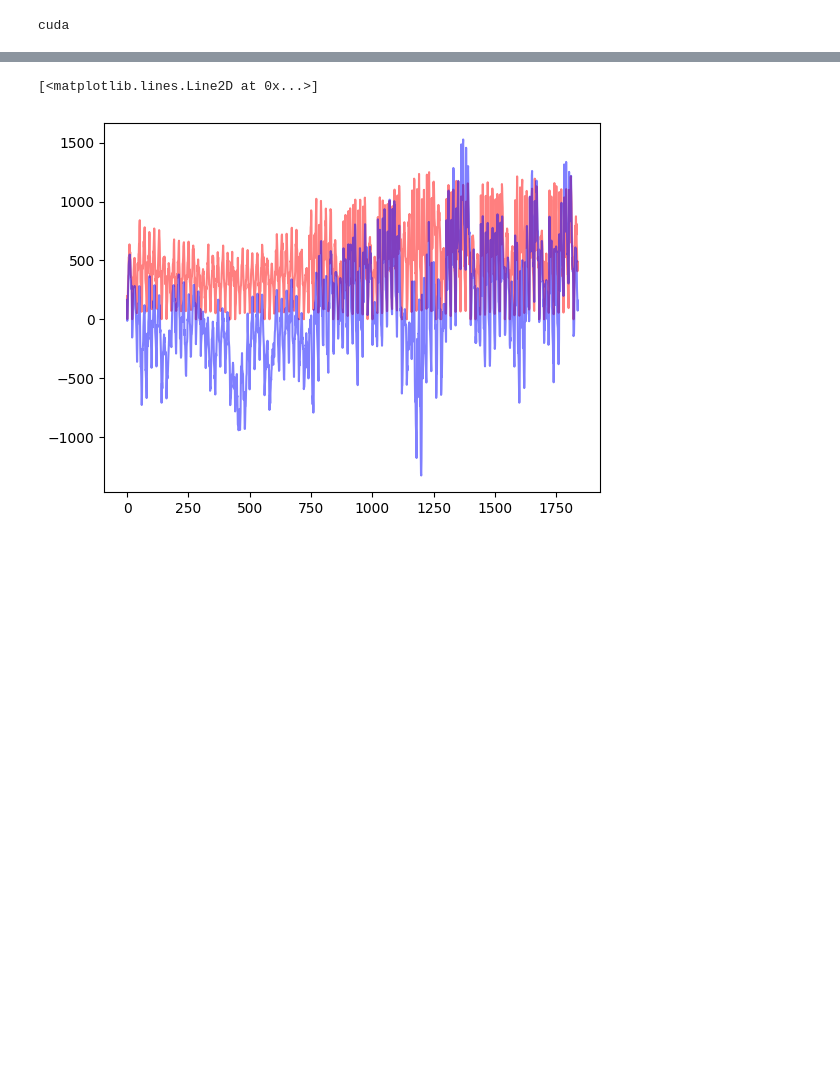
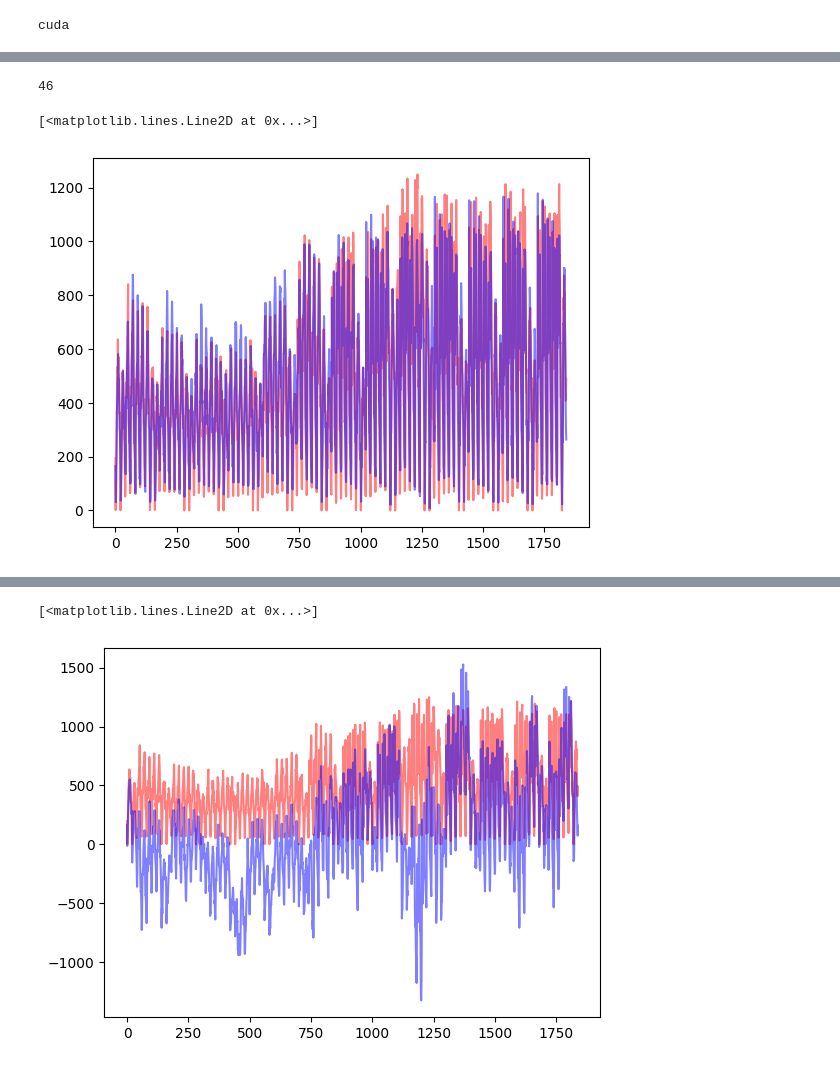
Before and after one commit to andr830g/Machine-Learning-Passenger-Forecasting, a Jupyter notebook: DeepLearningModelling.ipynb, the cells around one changed output, grey strips where cells are left out. Cells and saved outputs as stored; diff of their text form; code cells hidden in the pictures; blank space fills up the shorter version.

```diff
--- a/DeepLearningModelling.ipynb
+++ b/DeepLearningModelling.ipynb
@@ -143,3 +142,52 @@ Epoch: 100, Train Loss: 0.023585863586937227, Val Loss: 0.06506817689936223
+# %%
+from IPython.display import clear_output
+def fixedWindowForecastPytorch(X_train, y_train, X_val, y_val, model, batchSize, epochs, lr, device, horizon):
+    scaler_X = StandardScaler()
+    X_train_scaled = scaler_X.fit_transform(X_train)
+    X_val_scaled = scaler_X.transform(X_val)
+
+    scaler_y = StandardScaler()
+    y_train_scaled = scaler_y.fit_transform(y_train.values.reshape(-1, 1))
+    y_val_scaled = scaler_y.transform(y_val.values.reshape(-1, 1))
+
+    X_train_tensor = torch.FloatTensor(X_train_scaled)
+    y_train_tensor = torch.FloatTensor(y_train_scaled).squeeze(-1)
+    X_val_tensor = torch.FloatTensor(X_val_scaled)
+    y_val_tensor = torch.FloatTensor(y_val_scaled).squeeze(-1)
+
+    initial_trainDataset = TensorDataset(X_train_tensor, y_train_tensor)
+    initial_trainLoader = DataLoader(initial_trainDataset, batch_size=batchSize, shuffle=False)
+
+    initial_valDataset = TensorDataset(X_val_tensor, y_val_tensor)
+    initial_valLoader = DataLoader(initial_valDataset, batch_size=batchSize, shuffle=False)
+
+    estimated_model, _, _, _ = train_LSTM(model, initial_trainLoader, initial_valLoader, totalEpochs=epochs, lr=lr, device=device)
+
+    y_pred = []
+    iterations = 0
+    # while there is still values left in validation set to be forecasted
+    while X_val_tensor.shape[0] != 0:
+        iterations += 1
+        print(iterations)
+        clear_output(wait=True)
+
+        X_fit_tensor = X_val_tensor[:horizon, :]
+        y_pred += scaler_y.inverse_transform(estimated_model(X_fit_tensor.unsqueeze(-1)).detach()).squeeze().tolist()
+        X_val_tensor = X_val_tensor[horizon:, :]
+
+    return pd.Series(y_pred)
+# %%
+predictions = fixedWindowForecastPytorch(X_train, y_train, X_val, y_val, LSTM(), batchSize=len(X_train)//5, epochs=20, lr=1e-3, device="cuda", horizon=40)
+# %% [output]
+46
+# %%
+import matplotlib.pyplot as plt
+
+plt.plot(y_val, color="red", alpha=0.5)
+plt.plot(predictions, color="blue", alpha=0.5)
+# %% [output]
+[<matplotlib.lines.Line2D at 0x...>]
+[figure, added]
 # %%
 import matplotlib.pyplot as plt
 
```
Also changed, not shown: parts of 5 cells of this notebook.
